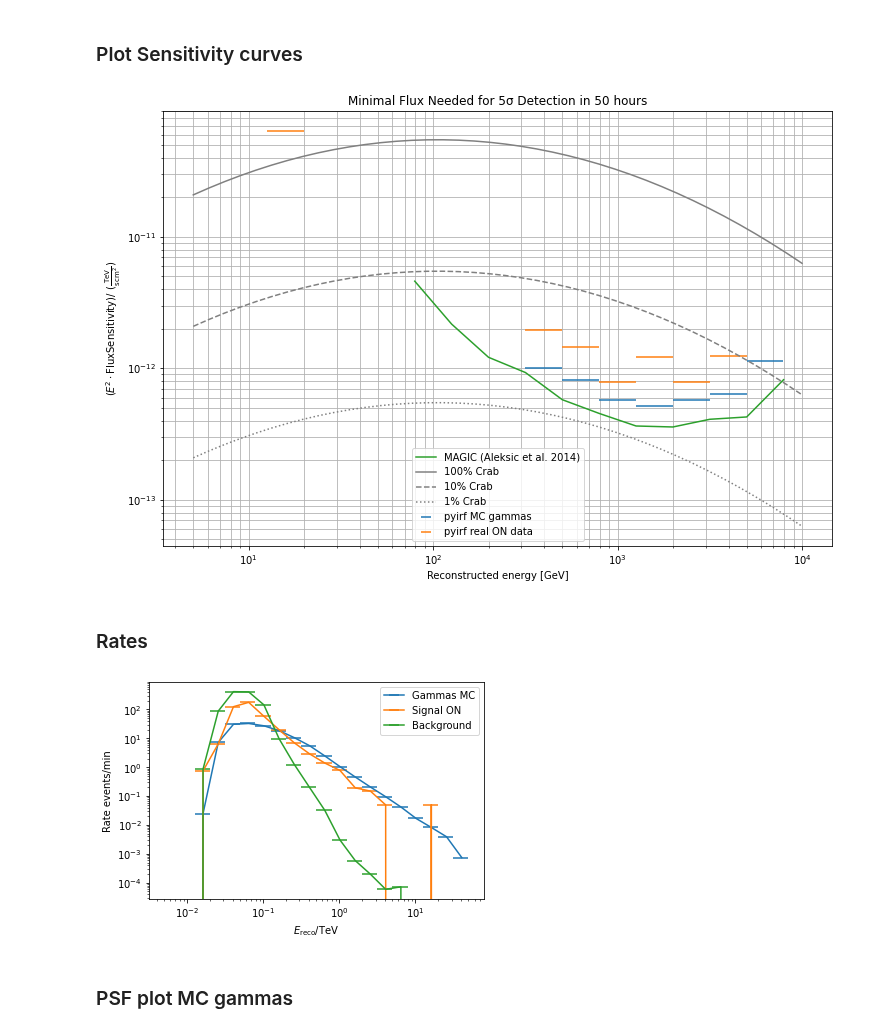
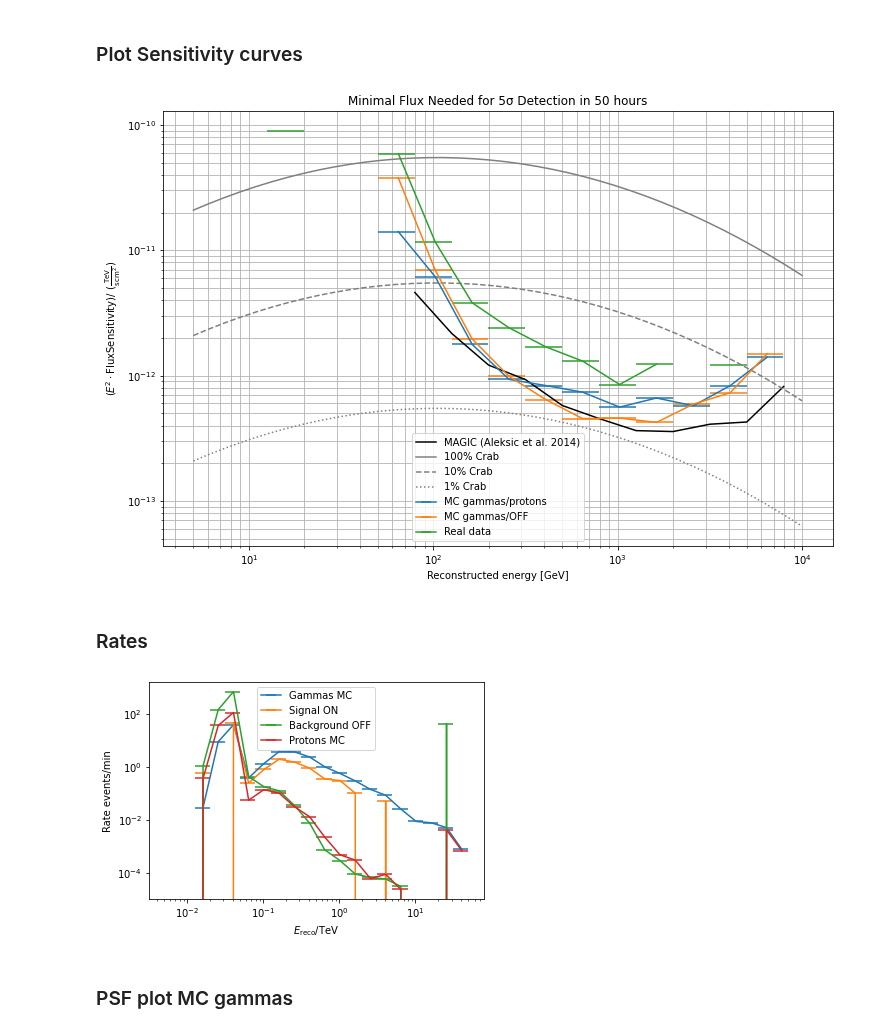
Before and after one commit to cta-observatory/cta-lstchain, a Jupyter notebook: notebooks/lst_sensitivity_pyirf.ipynb, the cells around one changed output. Cells and saved outputs as stored; diff of their text form; code cells hidden in the pictures.

Commit message:
clean get_obstime_real function and add mc protons

```diff
--- a/notebooks/lst_sensitivity_pyirf.ipynb
+++ b/notebooks/lst_sensitivity_pyirf.ipynb
@@ -263,8 +289,9 @@ particles["on"]["events"]["theta"] = calculate_theta(
 # %%
 #Get events
 gammas = particles["gamma"]["events"]
+protons = particles["proton"]["events"]
 on = particles["on"]["events"]
-background = particles["proton"]["events"]
+off = particles["off"]["events"]
 # %% [markdown]
 ## Calculate the best cuts for sensitivity
 # %%
@@ -359,15 +386,20 @@ gammas["selected_theta"] = evaluate_binned_cut(
     )
 gammas["selected"] = gammas["selected_theta"] & gammas["selected_gh"]
 
+protons["selected_theta"] = evaluate_binned_cut(
+        protons["theta"], protons["reco_energy"], theta_cuts_bkg, operator.le
+    )
+protons["selected"] = protons["selected_theta"] & protons["selected_gh"]
+
 on["selected_theta"] = evaluate_binned_cut(
         on["theta"], on["reco_energy"], theta_cuts_opt, operator.le
     )
 on["selected"] = on["selected_theta"] & on["selected_gh"]
 
-background["selected_theta"] = evaluate_binned_cut(
-        background["theta"], background["reco_energy"], theta_cuts_bkg, operator.le
+off["selected_theta"] = evaluate_binned_cut(
+        off["theta"], off["reco_energy"], theta_cuts_bkg, operator.le
     )
-background["selected"] = background["selected_theta"] & background["selected_gh"]
+off["selected"] = off["selected_theta"] & off["selected_gh"]
 # %% [markdown]
 ### Crate event histograms
 # %%
@@ -416,10 +483,10 @@ QTable length=20
 ### Sensitivity with ON data
 # %%
 #Signal = ON - ALPHA*OFF
-on_hist["n_weighted"] = on_hist["n_weighted"] - ALPHA*background_hist["n_weighted"]
+on_hist["n_weighted"] = on_hist["n_weighted"] - ALPHA*off_hist["n_weighted"]
 
 sensitivity_on = calculate_sensitivity(
-    on_hist, background_hist, alpha=ALPHA
+    on_hist, off_hist, alpha=ALPHA
     )
 sensitivity_on
 # %% [output]
@@ -559,19 +627,26 @@ plt.figure(figsize=(12,8))
 ax=plt.axes()
 unit = u.Unit('TeV cm-2 s-1')
 
-#Results from pyirf
+e = sensitivity_mc['reco_energy_center']
 
-e = sensitivity['reco_energy_center']
-
-s = (e**2 * sensitivity['flux_sensitivity'])
+s_mc = (e**2 * sensitivity_mc['flux_sensitivity'])
 
 plt.errorbar(
     e.to_value(u.GeV),
-    s.to_value(unit),
-    xerr=(sensitivity['reco_energy_high'] - sensitivity['reco_energy_low']).to_value(u.GeV) / 2,
-    ls='',
-    label='pyirf MC gammas',
+    s_mc.to_value(unit),
+    xerr=(sensitivity_mc['reco_energy_high'] - sensitivity_mc['reco_energy_low']).to_value(u.GeV) / 2,
+    label='MC gammas/protons',
     )
+
+s_mcoff = (e**2 * sensitivity_mcoff['flux_sensitivity'])
+
+plt.errorbar(
+    e.to_value(u.GeV),
+    s_mcoff.to_value(unit),
+    xerr=(sensitivity_mcoff['reco_energy_high'] - sensitivity_mcoff['reco_energy_low']).to_value(u.GeV) / 2,
+    label='MC gammas/OFF',
+    )
+
 
 s_on = (e**2 * sensitivity_on['flux_sensitivity'])
 
@@ -579,14 +654,13 @@ plt.errorbar(
     e.to_value(u.GeV),
     s_on.to_value(unit),
     xerr=(sensitivity_on['reco_energy_high'] - sensitivity_on['reco_energy_low']).to_value(u.GeV) / 2,
-    ls='',
-    label='pyirf real ON data',
+    label='Real data',
     )
 
 #Plot magic sensitivity
 s = np.loadtxt('../lstchain/spectra/data/magic_sensitivity.txt', skiprows = 1)
 ax.loglog(s[:,0], s[:,3] * np.power(s[:,0]/ 1e3, 2),
-              color = 'C2', label = 'MAGIC (Aleksic et al. 2014)')
+              color = 'black', label = 'MAGIC (Aleksic et al. 2014)')
 
 #Plot Crab SED
 plot_utils.plot_Crab_SED(ax, 100, 5*u.GeV, 1e4*u.GeV, label="100% Crab") #Energy in GeV
@@ -604,41 +678,48 @@ plt.grid(which="both")
 plt.legend()
 plt.show()
 # %% [output]
-[figure, old version]
+[figure, new version]
 # %% [markdown]
 ### Rates
 # %%
-rate_gammas = signal_hist["n_weighted"]/T_OBS.to(u.min)
+rate_gammas = gamma_hist["n_weighted"]/T_OBS.to(u.min)
 rate_on = on_hist["n_weighted"]/T_OBS.to(u.min)
 area_ratio_p = (1-np.cos(theta_cuts_opt['cut']))/(1-np.cos(MAX_BG_RADIUS))
-rate_background = background_hist["n_weighted"]*area_ratio_p/T_OBS.to(u.min)
+rate_off = off_hist["n_weighted"]*area_ratio_p/T_OBS.to(u.min)
+rate_proton = proton_hist["n_weighted"]*area_ratio_p/T_OBS.to(u.min)
 
 plt.errorbar(
-    0.5 * (signal_hist['reco_energy_low'] + signal_hist['reco_energy_high']).to_value(u.TeV),
+    0.5 * (gamma_hist['reco_energy_low'] + gamma_hist['reco_energy_high']).to_value(u.TeV),
     rate_gammas.to_value(1/u.min),
-    xerr=0.5 * (signal_hist['reco_energy_high'] - signal_hist['reco_energy_low']).to_value(u.TeV),
+    xerr=0.5 * (gamma_hist['reco_energy_high'] - gamma_hist['reco_energy_low']).to_value(u.TeV),
     label='Gammas MC',
 )
 plt.errorbar(
     0.5 * (on_hist['reco_energy_low'] + on_hist['reco_energy_high']).to_value(u.TeV),
     rate_on.to_value(1/u.min),
     xerr=0.5 * (on_hist['reco_energy_high'] - on_hist['reco_energy_low']).to_value(u.TeV),
     label='Signal ON',
 )
 plt.errorbar(
-    0.5 * (background_hist['reco_energy_low'] + background_hist['reco_energy_high']).to_value(u.TeV),
-    rate_background.to_value(1/u.min),
-    xerr=0.5 * (background_hist['reco_energy_high'] - background_hist['reco_energy_low']).to_value(u.TeV),
-    label='Background',
+    0.5 * (off_hist['reco_energy_low'] + off_hist['reco_energy_high']).to_value(u.TeV),
+    rate_off.to_value(1/u.min),
+    xerr=0.5 * (off_hist['reco_energy_high'] - off_hist['reco_energy_low']).to_value(u.TeV),
+    label='Background OFF',
+)
+plt.errorbar(
+    0.5 * (proton_hist['reco_energy_low'] + proton_hist['reco_energy_high']).to_value(u.TeV),
+    rate_proton.to_value(1/u.min),
+    xerr=0.5 * (proton_hist['reco_energy_high'] - proton_hist['reco_energy_low']).to_value(u.TeV),
+    label='Protons MC',
 )
 plt.legend()
 plt.ylabel('Rate events/min')
 plt.xlabel(r'$E_\mathrm{reco} / \mathrm{TeV}$')
 plt.xscale('log')
 plt.yscale('log')
 plt.show()
 # %% [output]
-[figure, old version]
+[figure, new version]
 # %% [markdown]
 ### PSF plot MC gammas
 # %%
```
Also changed, not shown: parts of 22 cells of this notebook.
